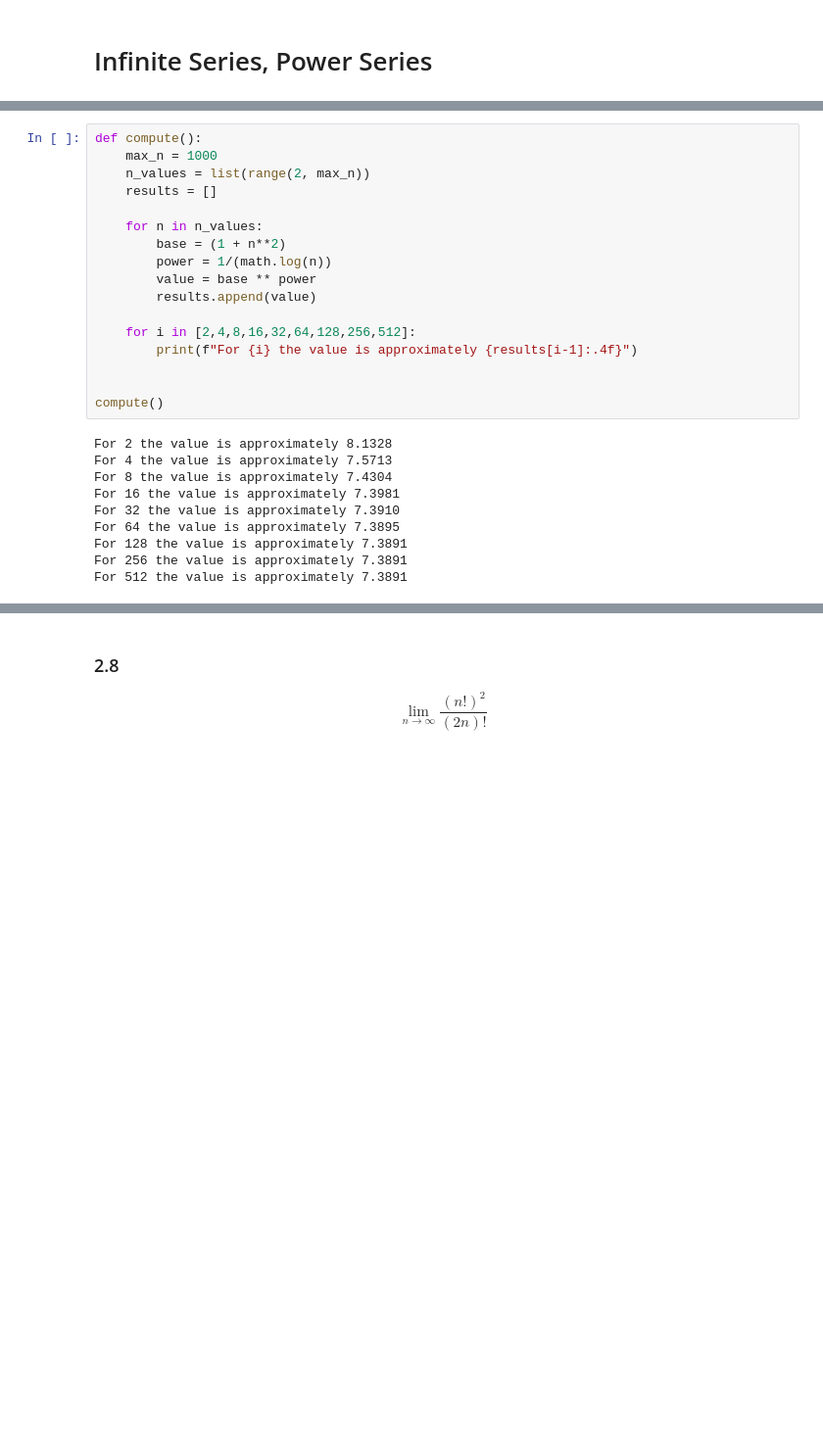
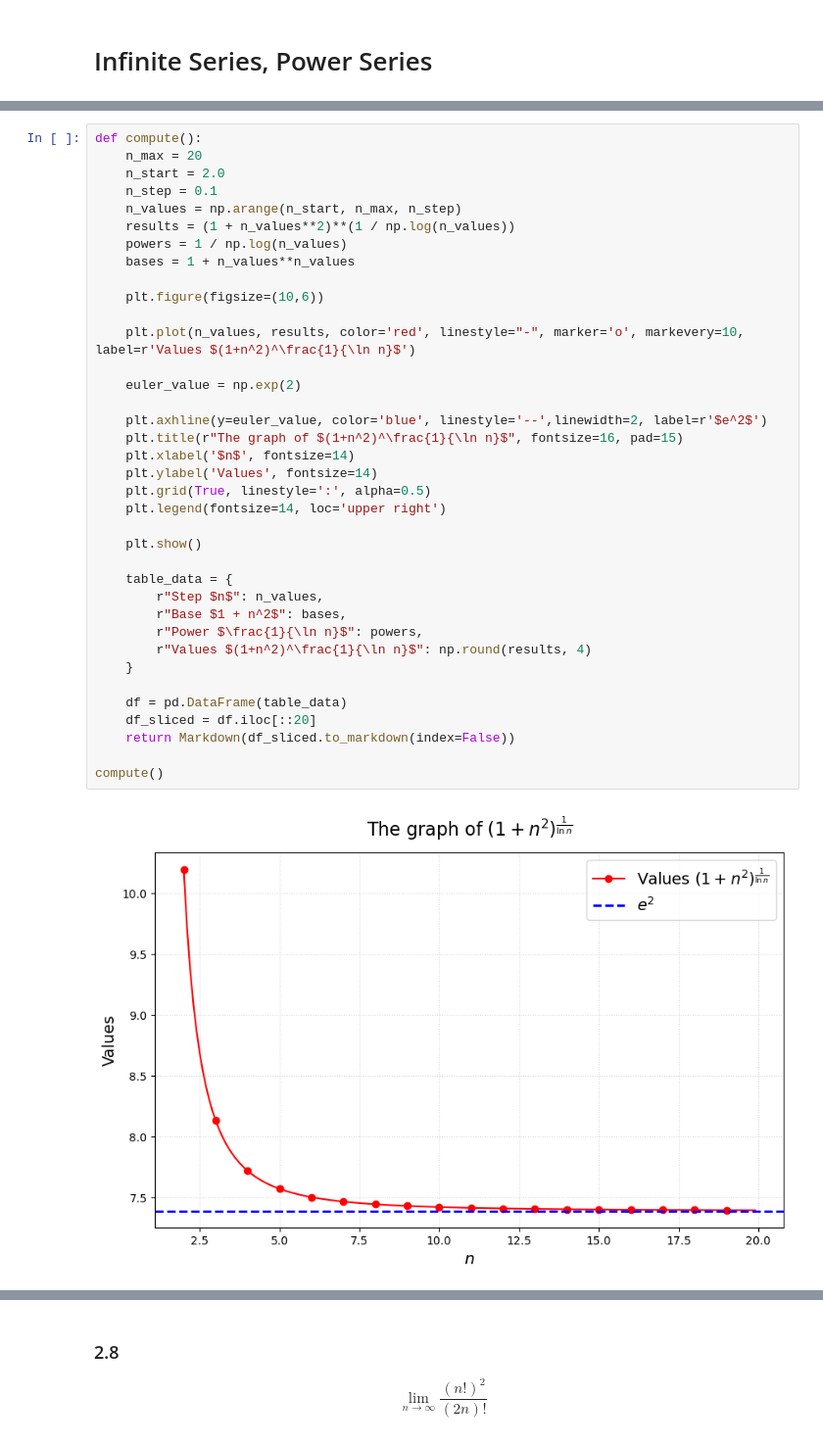
Before and after one commit to KacperCedro/study-notes, a Jupyter notebook: math/Mary-L-Boas/chapter-01.ipynb, the cells around one changed output, grey strips where cells are left out. Shown at 98% size. Cells and saved outputs as stored; diff of their text form; blank space fills up the shorter version.

```diff
--- a/math/Mary-L-Boas/chapter-01.ipynb
+++ b/math/Mary-L-Boas/chapter-01.ipynb
@@ -72,27 +94,39 @@ $$\lim_{n \to \infty}\left((1+n^2)^\frac{1}{\ln n}\right)$$
 # %%
 def compute():
-    max_n = 1000
-    n_values = list(range(2, max_n))
-    results = []
+    n_max = 20
+    n_start = 2.0
+    n_step = 0.1
+    n_values = np.arange(n_start, n_max, n_step)
+    results = (1 + n_values**2)**(1 / np.log(n_values))
+    powers = 1 / np.log(n_values)
+    bases = 1 + n_values**n_values
 
-    for n in n_values:
-        base = (1 + n**2)
-        power = 1/(math.log(n))
-        value = base ** power
-        results.append(value)
+    plt.figure(figsize=(10,6))
 
-    for i in [2,4,8,16,32,64,128,256,512]:
-        print(f"For {i} the value is approximately {results[i-1]:.4f}")
+    plt.plot(n_values, results, color='red', linestyle="-", marker='o', markevery=10, label=r'Values $(1+n^2)^\frac{1}{\ln n}$')
 
+    euler_value = np.exp(2)
+
+    plt.axhline(y=euler_value, color='blue', linestyle='--',linewidth=2, label=r'$e^2$')
+    plt.title(r"The graph of $(1+n^2)^\frac{1}{\ln n}$", fontsize=16, pad=15)
+    plt.xlabel('$n$', fontsize=14)
+    plt.ylabel('Values', fontsize=14)
+    plt.grid(True, linestyle=':', alpha=0.5)
+    plt.legend(fontsize=14, loc='upper right')
+
+    plt.show()
+
+    table_data = {
+        r"Step $n$": n_values,
+        r"Base $1 + n^2$": bases,
+        r"Power $\frac{1}{\ln n}$": powers,
+        r"Values $(1+n^2)^\frac{1}{\ln n}$": np.round(results, 4)
+    }
+
+    df = pd.DataFrame(table_data)
+    df_sliced = df.iloc[::20]
+    return Markdown(df_sliced.to_markdown(index=False))
 
 compute()
 # %% [output]
-For 2 the value is approximately 8.1328
-For 4 the value is approximately 7.5713
-For 8 the value is approximately 7.4304
-For 16 the value is approximately 7.3981
-For 32 the value is approximately 7.3910
-For 64 the value is approximately 7.3895
-For 128 the value is approximately 7.3891
-For 256 the value is approximately 7.3891
-For 512 the value is approximately 7.3891
+[figure, added]
```
Also changed, not shown: parts of 12 cells of this notebook, 8 other files.
